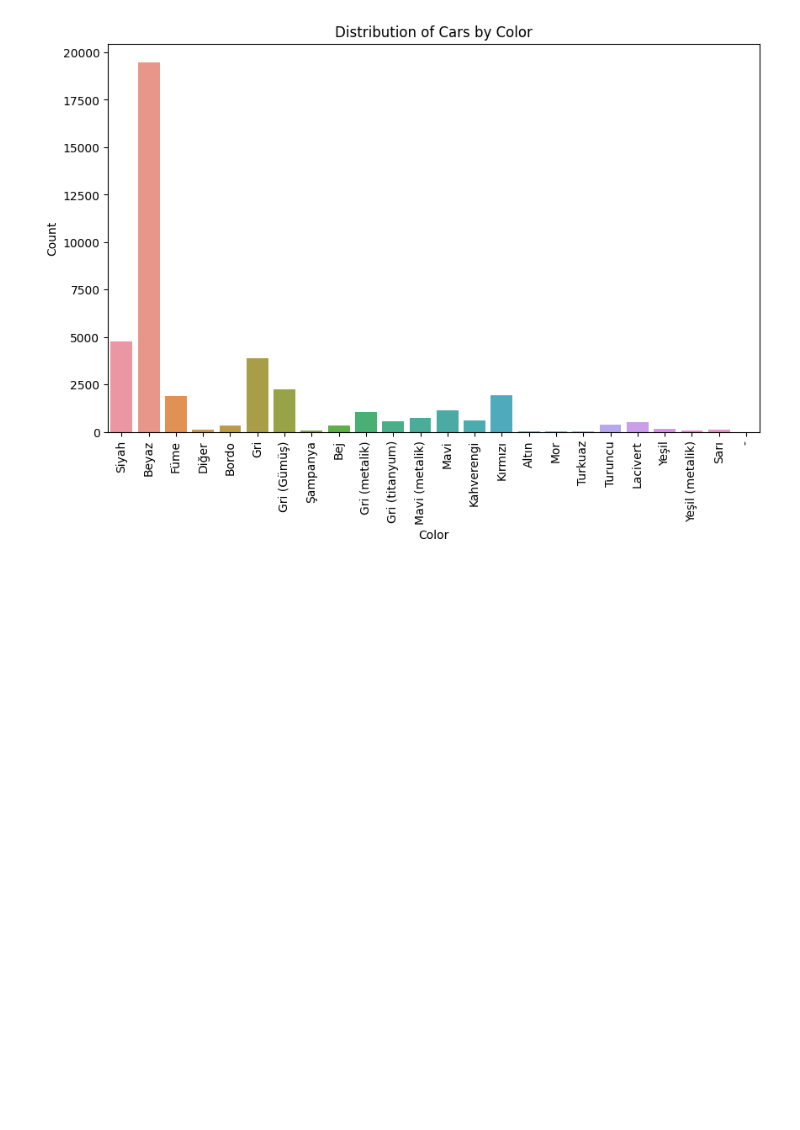
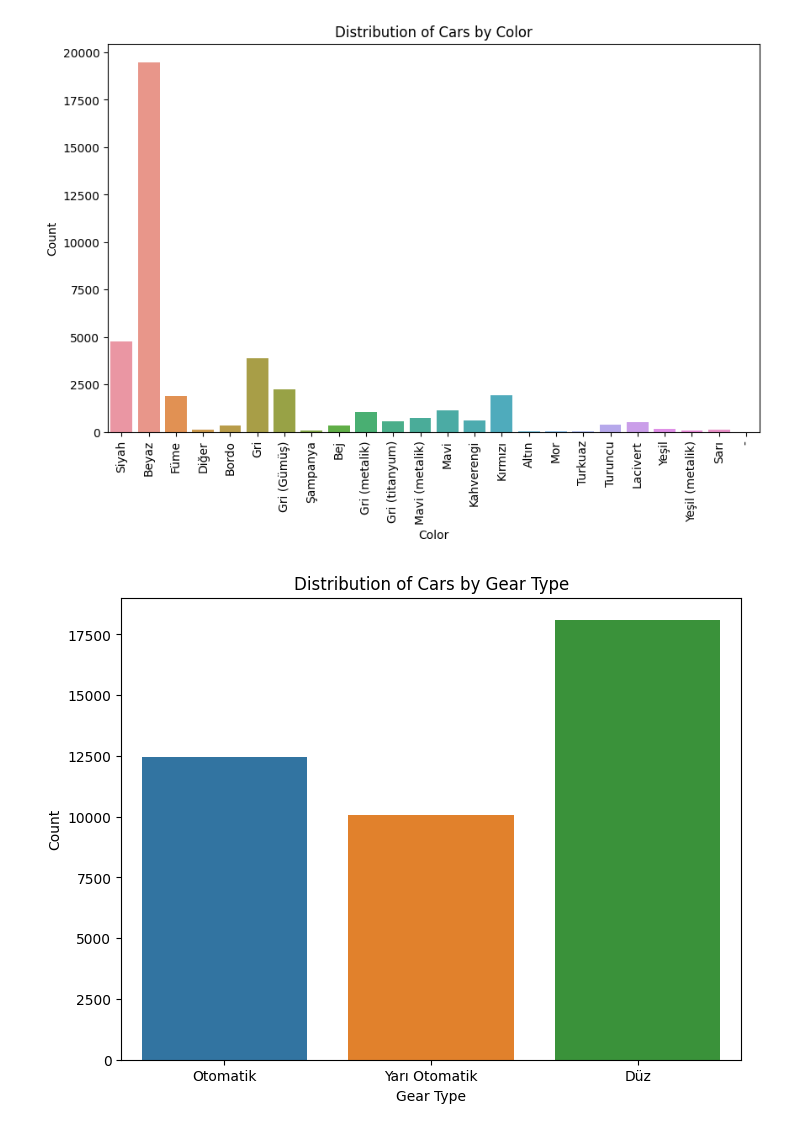
Before and after one commit to letsplaywithstrings/tr-carprice-estimation, a Jupyter notebook: Car Price Estimation.ipynb, the cells around one changed output. Saved outputs shown, nothing was run; the diff lists cells and outputs as text; code cells hidden in the pictures; blank space fills up the shorter version.

```diff
--- a/Car Price Estimation.ipynb
+++ b/Car Price Estimation.ipynb
@@ -136,14 +175,12 @@ plt.show()
 # Plot 4: Relationship between price and kilometer
 mean_price = df['Fiyat'].mean()
 std_price = df['Fiyat'].std()
-mean_mileage = df['Kilometre'].mean()
-std_mileage = df['Kilometre'].std()
+mean_kilometer = df['Kilometre'].mean()
+std_kilometer = df['Kilometre'].std()
 
 z_threshold = 3
-
-# Filter out data points where either price or kilometer is beyond the threshold
 filtered_df = df[(abs((df['Fiyat'] - mean_price) / std_price) <= z_threshold) &
-                 (abs((df['Kilometre'] - mean_mileage) / std_mileage) <= z_threshold)]
+                 (abs((df['Kilometre'] - mean_kilometer) / std_kilometer) <= z_threshold)]
 
 # Plot the relationship between price and kilometer without outliers
 plt.figure(figsize=(8, 6))
@@ -161,30 +198,70 @@ plt.xlabel('Engine Power')
 plt.ylabel('Price')
 plt.show()
 
 
 # Plot 6: Distribution of the Seller Types
 plt.figure(figsize=(8, 6))
 sns.countplot(data=df, x='Kimden')
 plt.title('Distribution of Cars by Seller Type')
 plt.xlabel('Seller Type')
 plt.ylabel('Count')
 plt.show()
 
 
 # Plot 7: Distribution of the Colors
 plt.figure(figsize=(10, 6))
 sns.countplot(data=df, x='Renk')
 plt.title('Distribution of Cars by Color')
 plt.xlabel('Color')
 plt.ylabel('Count')
 plt.xticks(rotation=90)
+plt.show()
 
+# Plot 8: Distribution of the Gear Type
+plt.figure(figsize=(8, 6))
+sns.countplot(data=df, x='Vites Tipi')
+plt.title('Distribution of Cars by Gear Type')
+plt.xlabel('Gear Type')
+plt.ylabel('Count')
 plt.show()
+
+# Plot the relationship between Price and Gear Type
+mean_price = df['Fiyat'].mean()
+std_price = df['Fiyat'].std()
+
+z_threshold = 3
+filtered_df = df[(abs((df['Fiyat'] - mean_price) / std_price) <= z_threshold)]
+
+plt.figure(figsize=(10, 6))
+sns.boxplot(data=filtered_df, x='Vites Tipi', y='Fiyat', palette='Set1')
+plt.title('Relationship between Price and Gear Type (-3 < z-score < 3)')
+plt.xlabel('Gear Type')
+plt.ylabel('Price')
+plt.show()
+
+# Histogram for "Boya"
+plt.figure(figsize=(12, 6))
+plt.subplot(1, 2, 1)
+sns.histplot(data=df, x='Boya', bins=2, discrete=True, color='blue', alpha=0.5)
+plt.title('Distribution of "Boya"')
+plt.xlabel('Value')
+plt.ylabel('Count')
+
+# Histogram for "Değişen"
+plt.subplot(1, 2, 2)
+sns.histplot(data=df, x='Değişen', bins=2, discrete=True, color='orange', alpha=0.5)
+plt.title('Distribution of "Değişen"')
+plt.xlabel('Value')
+plt.ylabel('Count')
+
+plt.tight_layout()
+plt.show()
 # %% [output]
 [figure]
 [figure]
 [figure]
 [figure]
 [figure]
 [figure]
 [figure]
+[figure, added]
```
Also changed, not shown: parts of 6 cells of this notebook.
